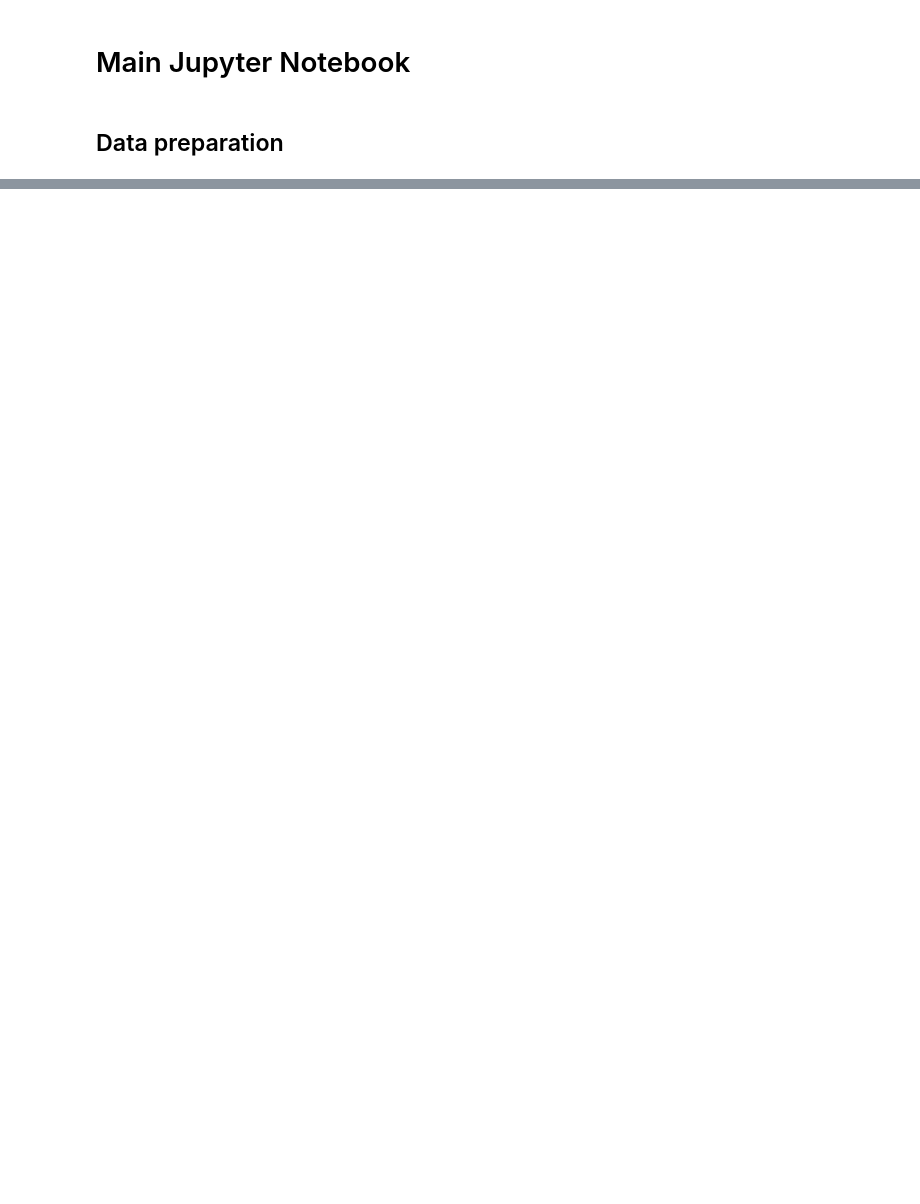
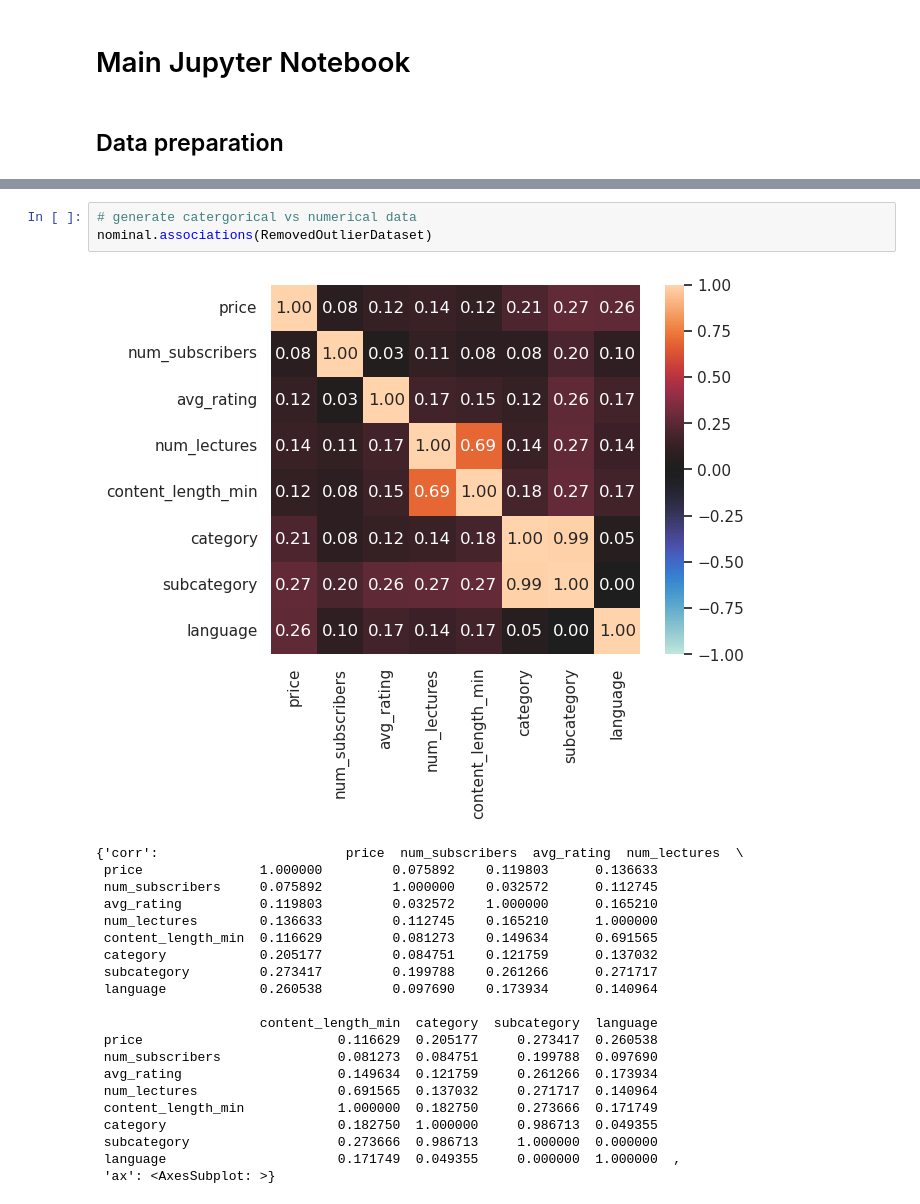
Before and after one commit to Amizzuddin/sc1015, a Jupyter notebook: main.ipynb, the cells around one changed output, grey strips where cells are left out. Saved outputs shown, nothing was run; the diff lists cells and outputs as text; blank space fills up the shorter version.

```diff
--- a/main.ipynb
+++ b/main.ipynb
@@ -50,0 +157,25 @@ print_feature_outliers(RawDataset, categorical_feature_in_numerical)
+# %%
+# generate catergorical vs numerical data
+nominal.associations(RemovedOutlierDataset)
+# %% [output]
+[figure, added]
+{'corr':                        price  num_subscribers  avg_rating  num_lectures  \
+ price               1.000000         0.075892    0.119803      0.136633
+ num_subscribers     0.075892         1.000000    0.032572      0.112745
+ avg_rating          0.119803         0.032572    1.000000      0.165210
+ num_lectures        0.136633         0.112745    0.165210      1.000000
+ content_length_min  0.116629         0.081273    0.149634      0.691565
+ category            0.205177         0.084751    0.121759      0.137032
+ subcategory         0.273417         0.199788    0.261266      0.271717
+ language            0.260538         0.097690    0.173934      0.140964
+
+                     content_length_min  category  subcategory  language
+ price                         0.116629  0.205177     0.273417  0.260538
+ num_subscribers               0.081273  0.084751     0.199788  0.097690
+ avg_rating                    0.149634  0.121759     0.261266  0.173934
+ num_lectures                  0.691565  0.137032     0.271717  0.140964
+ content_length_min            1.000000  0.182750     0.273666  0.171749
+ category                      0.182750  1.000000     0.986713  0.049355
+ subcategory                   0.273666  0.986713     1.000000  0.000000
+ language                      0.171749  0.049355     0.000000  1.000000  ,
+ 'ax': <AxesSubplot: >}
```
Also changed, not shown: parts of 14 cells of this notebook, 1 other file.
